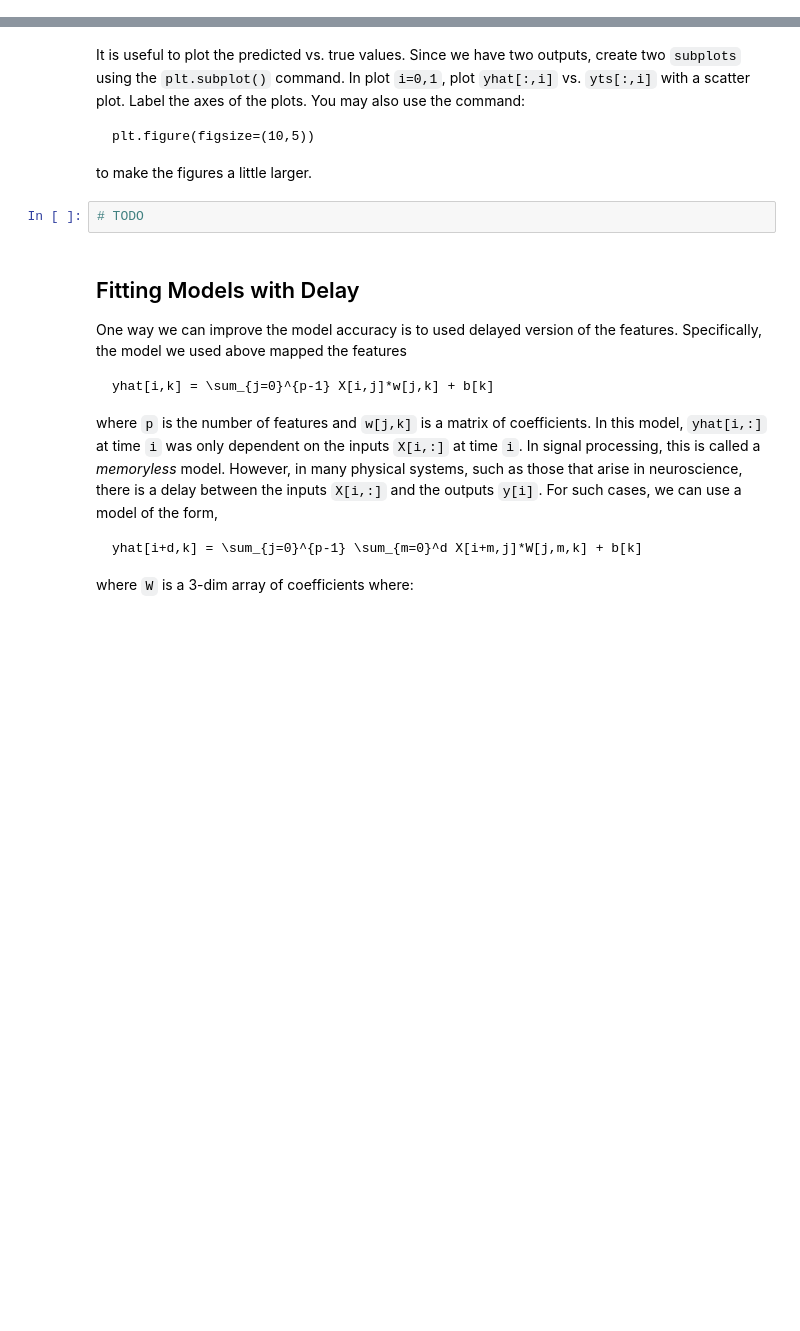
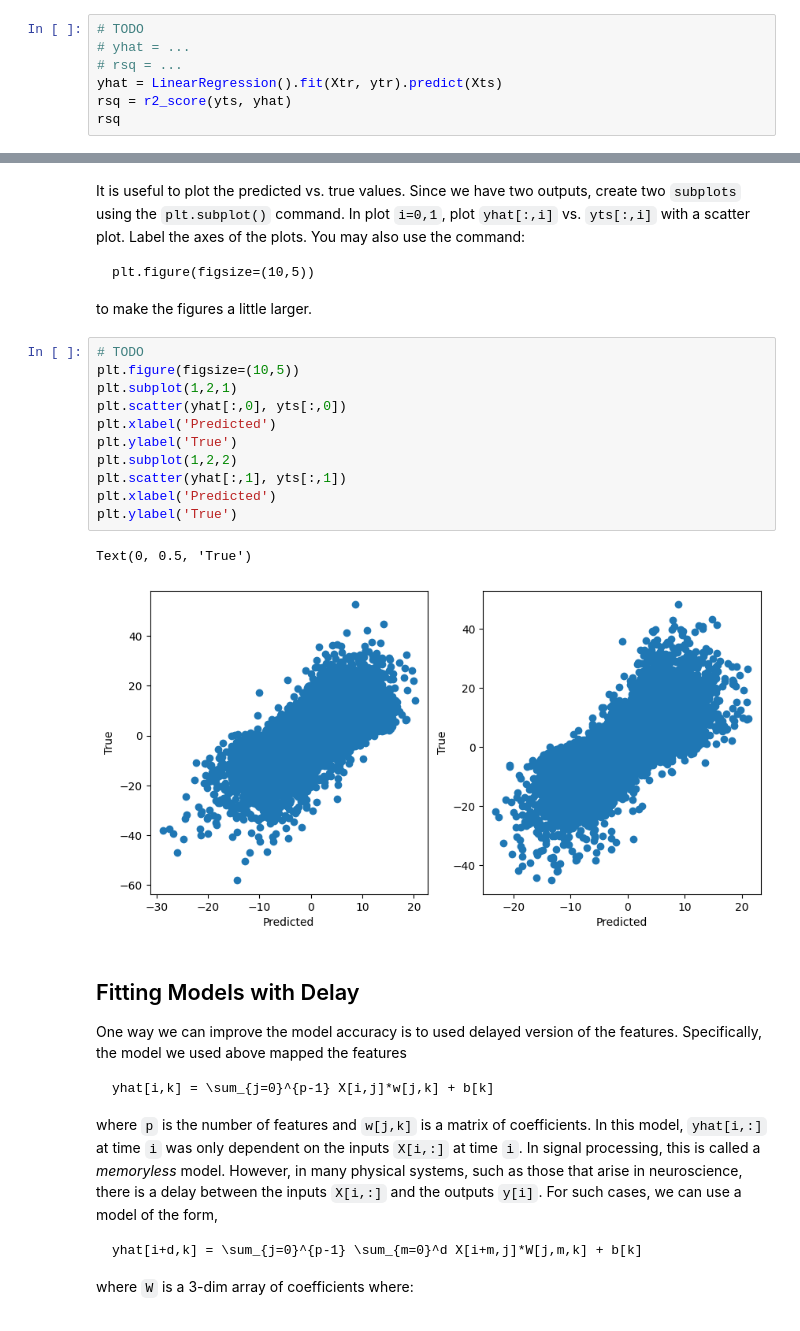
Before and after one commit to tp1000d/introml, a Jupyter notebook: unit04_model_sel/lab_neural_partial.ipynb, the cells around one changed output, grey strips where cells are left out. Saved outputs shown, nothing was run; the diff lists cells and outputs as text; blank space fills up the shorter version.

```diff
--- a/unit04_model_sel/lab_neural_partial.ipynb
+++ b/unit04_model_sel/lab_neural_partial.ipynb
@@ -87,0 +86,7 @@ Now, fit a linear model using `Xtr,ytr`.  Make a prediction  `yhat` using `Xts`.
+# %%
+# TODO
+# yhat = ...
+# rsq = ...
+yhat = LinearRegression().fit(Xtr, ytr).predict(Xts)
+rsq = r2_score(yts, yhat)
+rsq
@@ -91,8 +98,20 @@ It is useful to plot the predicted vs. true values.  Since we have two outputs,
     plt.figure(figsize=(10,5))
 
 to make the figures a little larger.
-# %%
-# TODO
+# %%
+# TODO
+plt.figure(figsize=(10,5))
+plt.subplot(1,2,1)
+plt.scatter(yhat[:,0], yts[:,0])
+plt.xlabel('Predicted')
+plt.ylabel('True')
+plt.subplot(1,2,2)
+plt.scatter(yhat[:,1], yts[:,1])
+plt.xlabel('Predicted')
+plt.ylabel('True')
+# %% [output]
+Text(0, 0.5, 'True')
+[figure, added]
 # %% [markdown]
 ## Fitting Models with Delay
 
```
Also changed, not shown: parts of 17 cells of this notebook.
